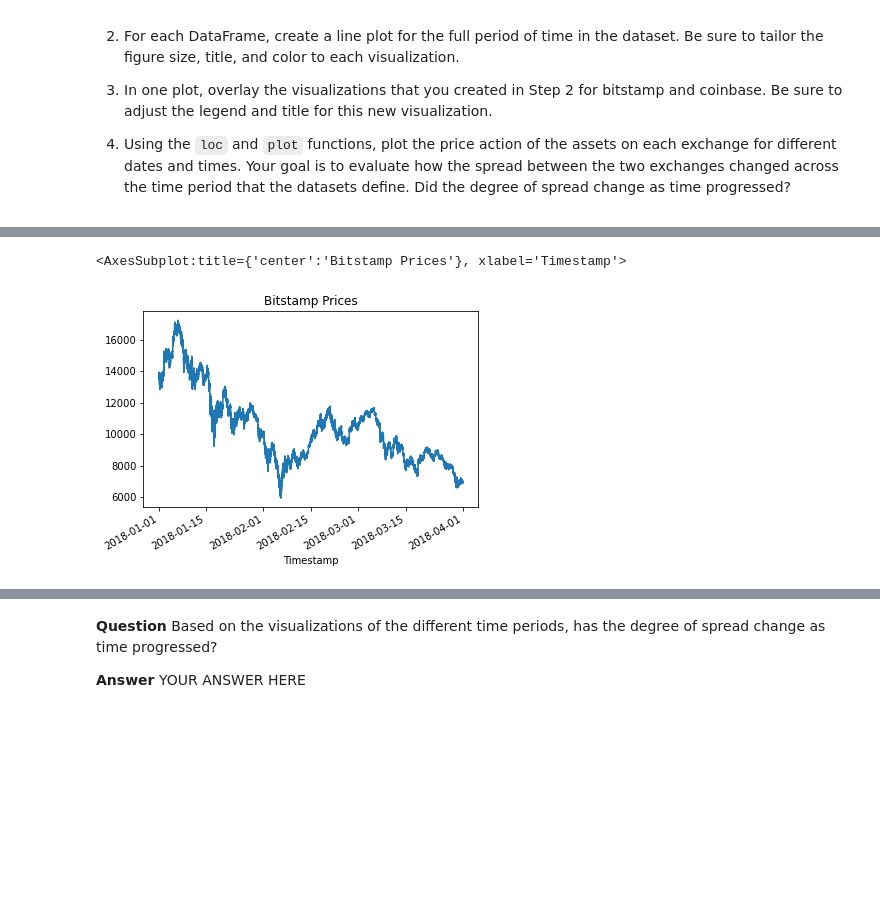
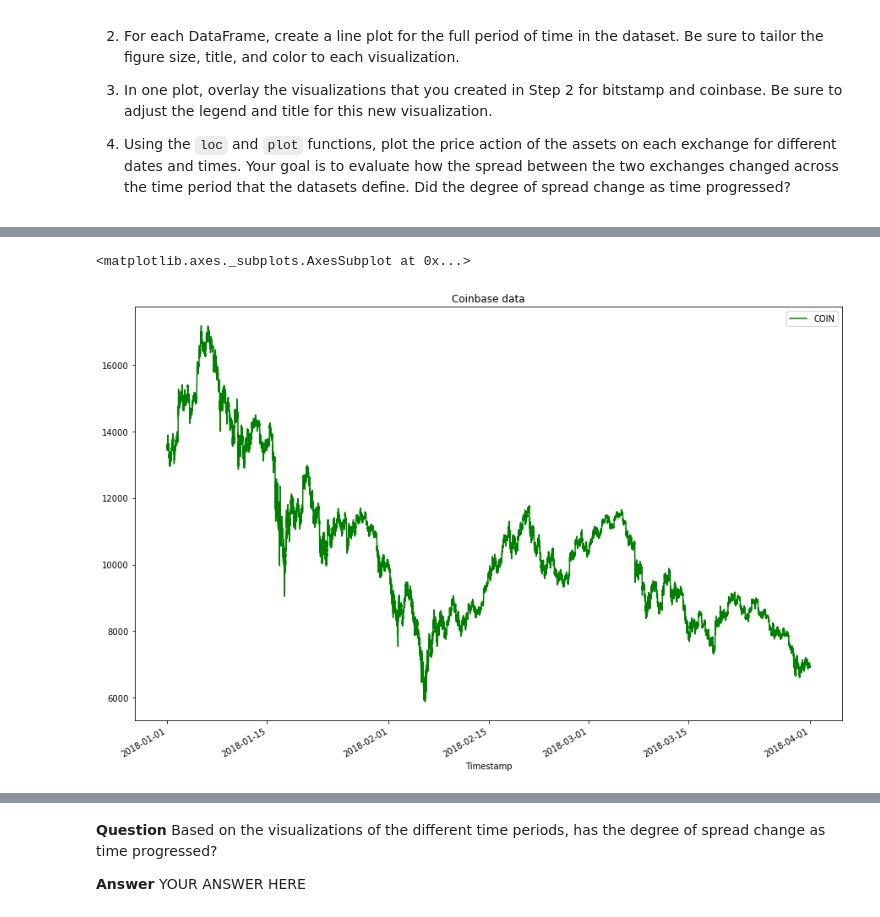
Before and after one commit to carlosmpr/Challange3_Bitcoin_arbitrage, a Jupyter notebook: crypto_arbitrage.ipynb, the cells around one changed output, grey strips where cells are left out. Saved outputs shown, nothing was run; the diff lists cells and outputs as text; code cells hidden in the pictures; blank space fills up the shorter version.

```diff
--- a/crypto_arbitrage.ipynb
+++ b/crypto_arbitrage.ipynb
@@ -192,5 +168,5 @@ dtype: object
 # %%
-coinbase.loc[:, 'Close'] = bitstamp.loc[:,'Close'].astype('float')
+coinbase.loc[:, 'Close'] = coinbase.loc[:,'Close'].astype('float')
 coinbase.dtypes
 # %% [output]
 Open              float64
@@ -297,10 +293,11 @@ Sort through the time series data associated with the bitstamp and coinbase Data
 # %%
 # Create a line plot for the coinbase DataFrame for the full length of time in the dataset
 # Be sure that the figure size, title, and color are tailored to each visualization
 # YOUR CODE HERE
+coinbase['Close'].plot(legend=True, figsize=(15, 10), title="Coinbase data", color="green", label="COIN")
 # %% [output]
-<AxesSubplot:title={'center':'Bitstamp Prices'}, xlabel='Timestamp'>
+<matplotlib.axes._subplots.AxesSubplot at 0x...>
-[figure, old version]
+[figure, new version]
 # %%
 # Overlay the visualizations for the bitstamp and coinbase DataFrames in one plot
 # The plot should visualize the prices over the full lenth of the dataset
```
Also changed, not shown: parts of 29 cells of this notebook.
